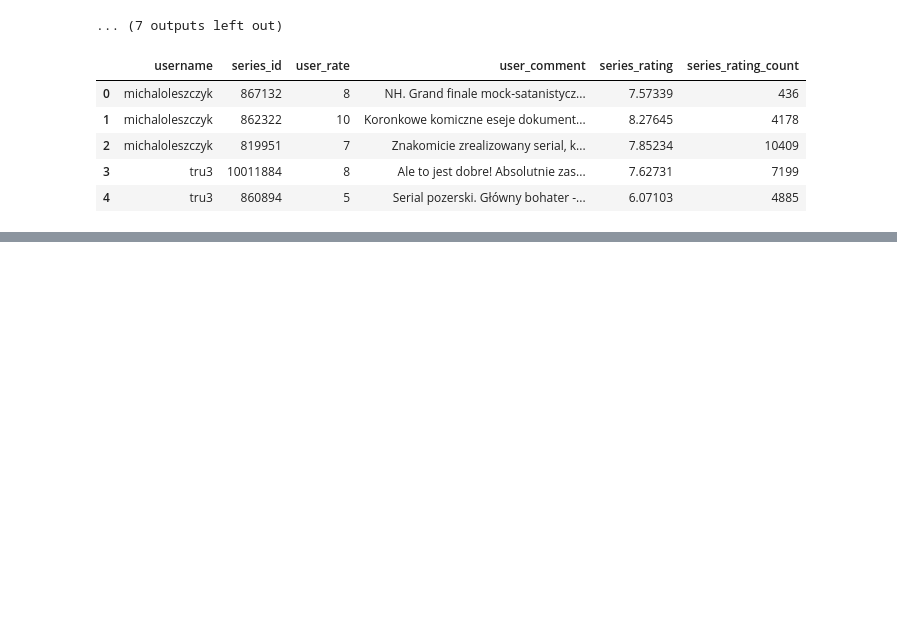
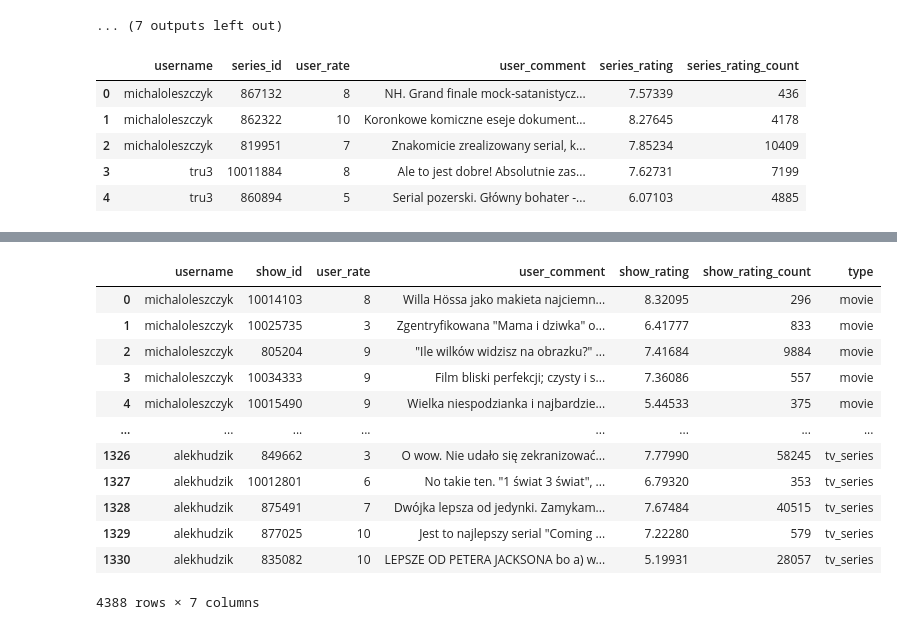
Before and after one commit to Michal299/mm-review-based-rate-ai, a Jupyter notebook: scrapper/filmweb_scrapper.ipynb, the cells around one changed output, grey strips where cells are left out. Drawn from its saved outputs; the diff is of its cells as text; code cells hidden in the pictures; blank space fills up the shorter version.

Commit message:
merge tv series and movies dataset; remove new line characters from reviews

```diff
--- a/scrapper/filmweb_scrapper.ipynb
+++ b/scrapper/filmweb_scrapper.ipynb
@@ -299,0 +298,8 @@ ds_df.to_csv('../dataset/dataset_tv_series.csv', sep='$', encoding='utf-8')
+# %%
+df_movies = pd.read_csv('../dataset/dataset_movies.csv', encoding='utf-8', sep='$')
+df_tv_series = pd.read_csv('../dataset/dataset_series2.csv', encoding='utf-8', sep='$')
+# %%
+df_movies = df_movies.rename(axis='columns', mapper={'movie_id': 'show_id',
+                                                     'movie_rating': 'show_rating',
+                                                     'movie_rating_count': 'show_rating_count'})
+df_movies.head()
@@ -299,0 +313,5 @@ ds_df.to_csv('../dataset/dataset_tv_series.csv', sep='$', encoding='utf-8')
+# %%
+df_tv_series = df_tv_series.rename(axis='columns', mapper={'series_id': 'show_id',
+                                                           'series_rating': 'show_rating',
+                                                           'series_rating_count': 'show_rating_count'})
+df_tv_series.head()
@@ -299,0 +325,20 @@ ds_df.to_csv('../dataset/dataset_tv_series.csv', sep='$', encoding='utf-8')
+# %%
+df_movies['type'] = 'movie'
+df_tv_series['type'] = 'tv_series'
+# %%
+df_dataset = pd.concat([df_movies, df_tv_series], axis=0)
+df_dataset
+# %% [output]
+|  | username | show_id | user_rate | user_comment | show_rating | show_rating_count | type |
+| 0 | michaloleszczyk | 10014103 | 8 | Willa Hössa jako makieta najciemn... | 8.32095 | 296 | movie |
+| 1 | michaloleszczyk | 10025735 | 3 | Zgentryfikowana "Mama i dziwka" o... | 6.41777 | 833 | movie |
+| 2 | michaloleszczyk | 805204 | 9 | "Ile wilków widzisz na obrazku?" ... | 7.41684 | 9884 | movie |
+| 3 | michaloleszczyk | 10034333 | 9 | Film bliski perfekcji; czysty i s... | 7.36086 | 557 | movie |
+| 4 | michaloleszczyk | 10015490 | 9 | Wielka niespodzianka i najbardzie... | 5.44533 | 375 | movie |
+| ... | ... | ... | ... | ... | ... | ... | ... |
+| 1326 | alekhudzik | 849662 | 3 | O wow. Nie udało się zekranizować... | 7.77990 | 58245 | tv_series |
+| 1327 | alekhudzik | 10012801 | 6 | No takie ten. "1 świat 3 świat", ... | 6.79320 | 353 | tv_series |
+| 1328 | alekhudzik | 875491 | 7 | Dwójka lepsza od jedynki. Zamykam... | 7.67484 | 40515 | tv_series |
+| 1329 | alekhudzik | 877025 | 10 | Jest to najlepszy serial "Coming ... | 7.22280 | 579 | tv_series |
+| 1330 | alekhudzik | 835082 | 10 | LEPSZE OD PETERA JACKSONA bo a) w... | 5.19931 | 28057 | tv_series |
+4388 rows × 7 columns
```
Also changed, not shown: parts of 12 cells of this notebook, 7 other files.
